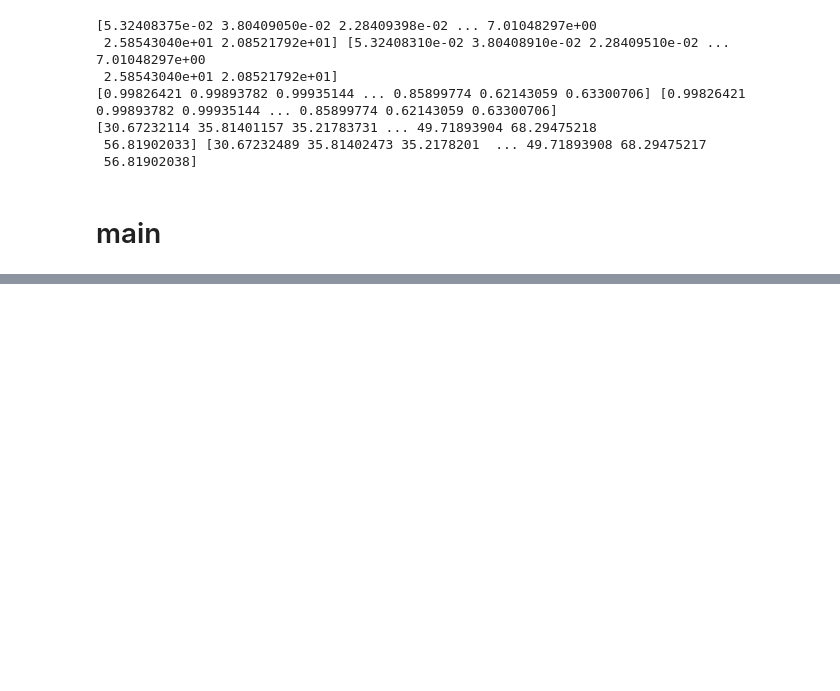
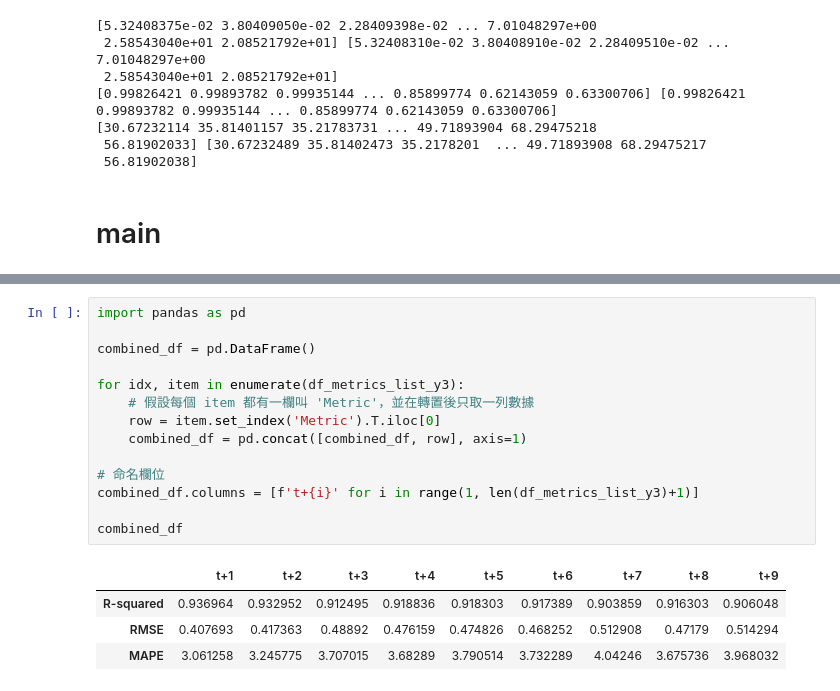
Before and after one commit to skywalker0803r/CFB, a Jupyter notebook: 滾動式預測y2_R20929_aa2.ipynb, the cells around one changed output, grey strips where cells are left out. Saved outputs shown, nothing was run; the diff lists cells and outputs as text; blank space fills up the shorter version.

```diff
--- a/滾動式預測y2_R20929_aa2.ipynb
+++ b/滾動式預測y2_R20929_aa2.ipynb
@@ -428,0 +359,19 @@ plt.show()
+# %%
+import pandas as pd
+
+combined_df = pd.DataFrame()
+
+for idx, item in enumerate(df_metrics_list_y3):
+    # 假設每個 item 都有一欄叫 'Metric'，並在轉置後只取一列數據
+    row = item.set_index('Metric').T.iloc[0]
+    combined_df = pd.concat([combined_df, row], axis=1)
+
+# 命名欄位
+combined_df.columns = [f't+{i}' for i in range(1, len(df_metrics_list_y3)+1)]
+
+combined_df
+# %% [output]
+|  | t+1 | t+2 | t+3 | t+4 | t+5 | t+6 | t+7 | t+8 | t+9 |
+| R-squared | 0.936964 | 0.932952 | 0.912495 | 0.918836 | 0.918303 | 0.917389 | 0.903859 | 0.916303 | 0.906048 |
+| RMSE | 0.407693 | 0.417363 | 0.48892 | 0.476159 | 0.474826 | 0.468252 | 0.512908 | 0.47179 | 0.514294 |
+| MAPE | 3.061258 | 3.245775 | 3.707015 | 3.68289 | 3.790514 | 3.732289 | 4.04246 | 3.675736 | 3.968032 |
```
Also changed, not shown: parts of 12 cells of this notebook.
